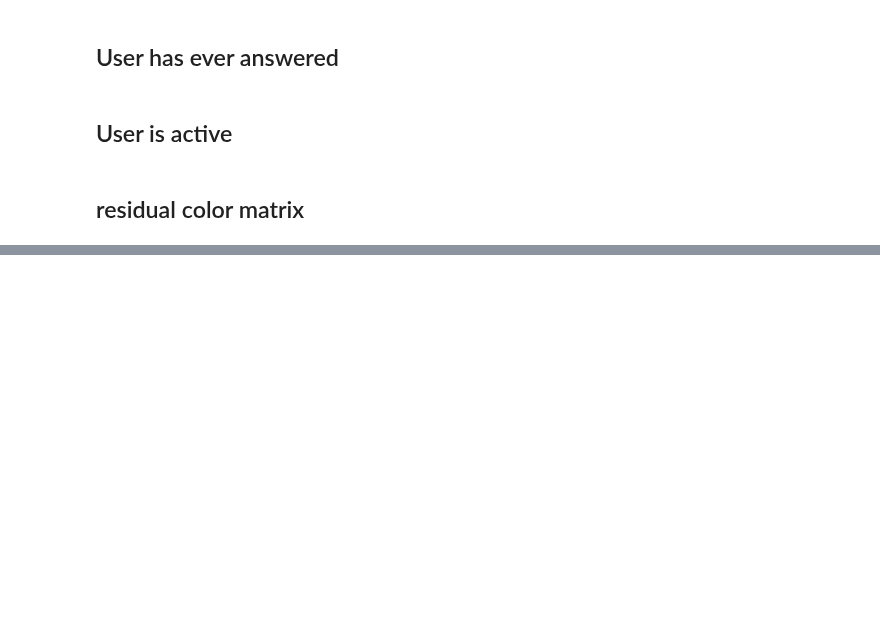
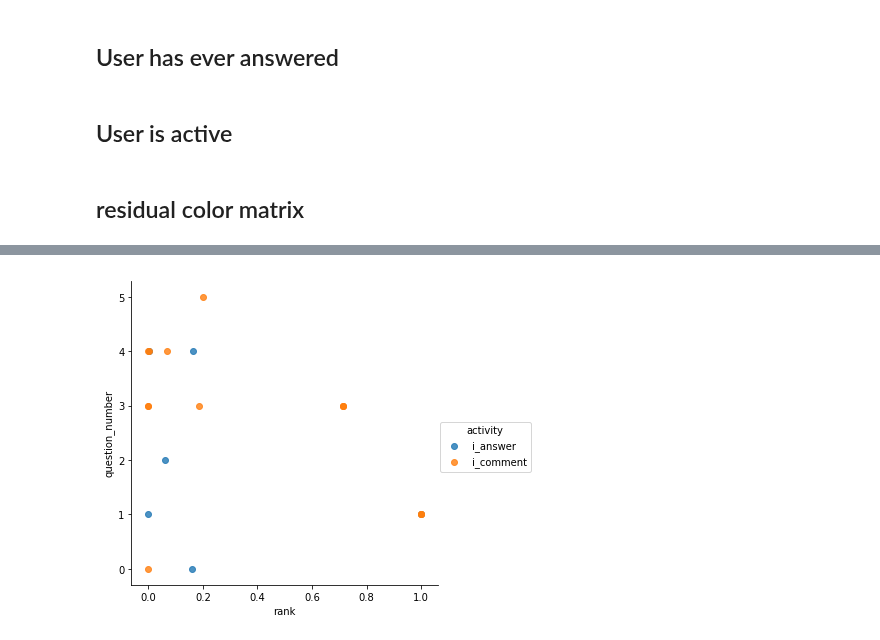
Before and after one commit to MaksimDan/160-Stackoverflow, a Jupyter notebook: source/eda/archive/indicator.ipynb, the cells around one changed output, grey strips where cells are left out. Drawn from its saved outputs; the diff is of its cells as text; code cells hidden in the pictures; blank space fills up the shorter version.

```diff
--- a/source/eda/archive/indicator.ipynb
+++ b/source/eda/archive/indicator.ipynb
@@ -109,0 +181,26 @@ residual_color_mat(np.random.randint(6, size=(10, 20000)))
+# %%
+from sklearn.preprocessing import MinMaxScaler
+import seaborn as sns
+
+d= {0: {'i_answer': [12922], 'i_comment': [9]},
+  1: {'i_answer': [14, 81346], 'i_comment': [81346, 81346, 81346]},
+  2: {'i_answer': [5042], 'i_comment': []},
+  3: {'i_answer': [], 'i_comment': [9, 57907, 57907, 57907, 14952, 9]},
+  4: {'i_answer': [13283, 73], 'i_comment': [9, 73, 5649]},
+  5: {'i_answer': [], 'i_comment': [16303]}}
+
+flatted_d = []
+for question_i, activities in d.items():
+    for activity, index_list in activities.items():
+        for rank in index_list:
+            flatted_d.append({'question_number': question_i, 'rank': rank, 'activity': activity})
+
+df = pd.DataFrame(flatted_d)
+scaler = MinMaxScaler()
+df['rank'] = scaler.fit_transform(df['rank'].values.reshape(-1,1))
+
+
+sns.lmplot('rank', 'question_number', data=df, hue='activity', fit_reg=False)
+plt.show()
+# %% [output]
+[figure, added]
```
Also changed, not shown: parts of 9 cells of this notebook, 5 other files.
